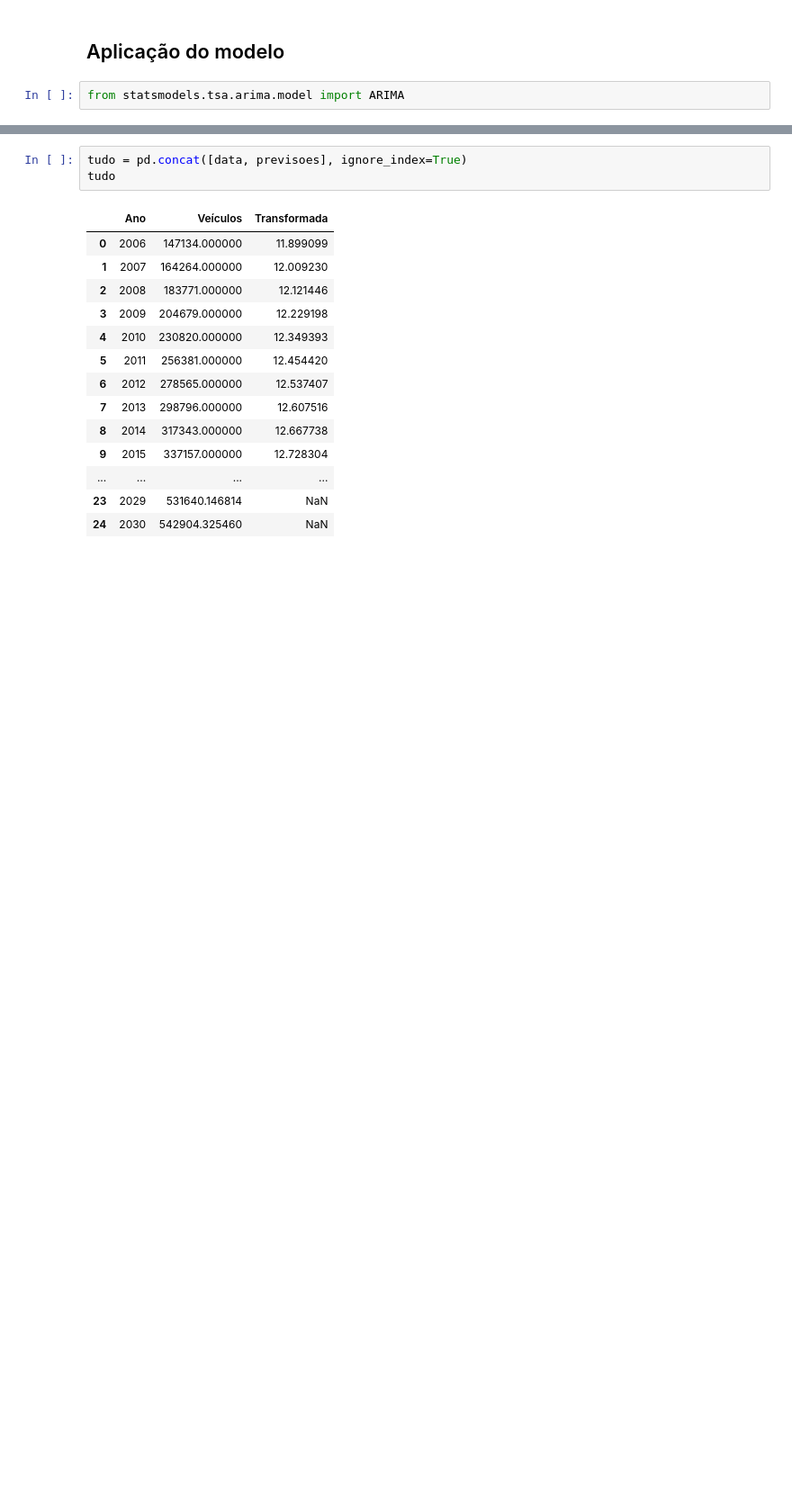
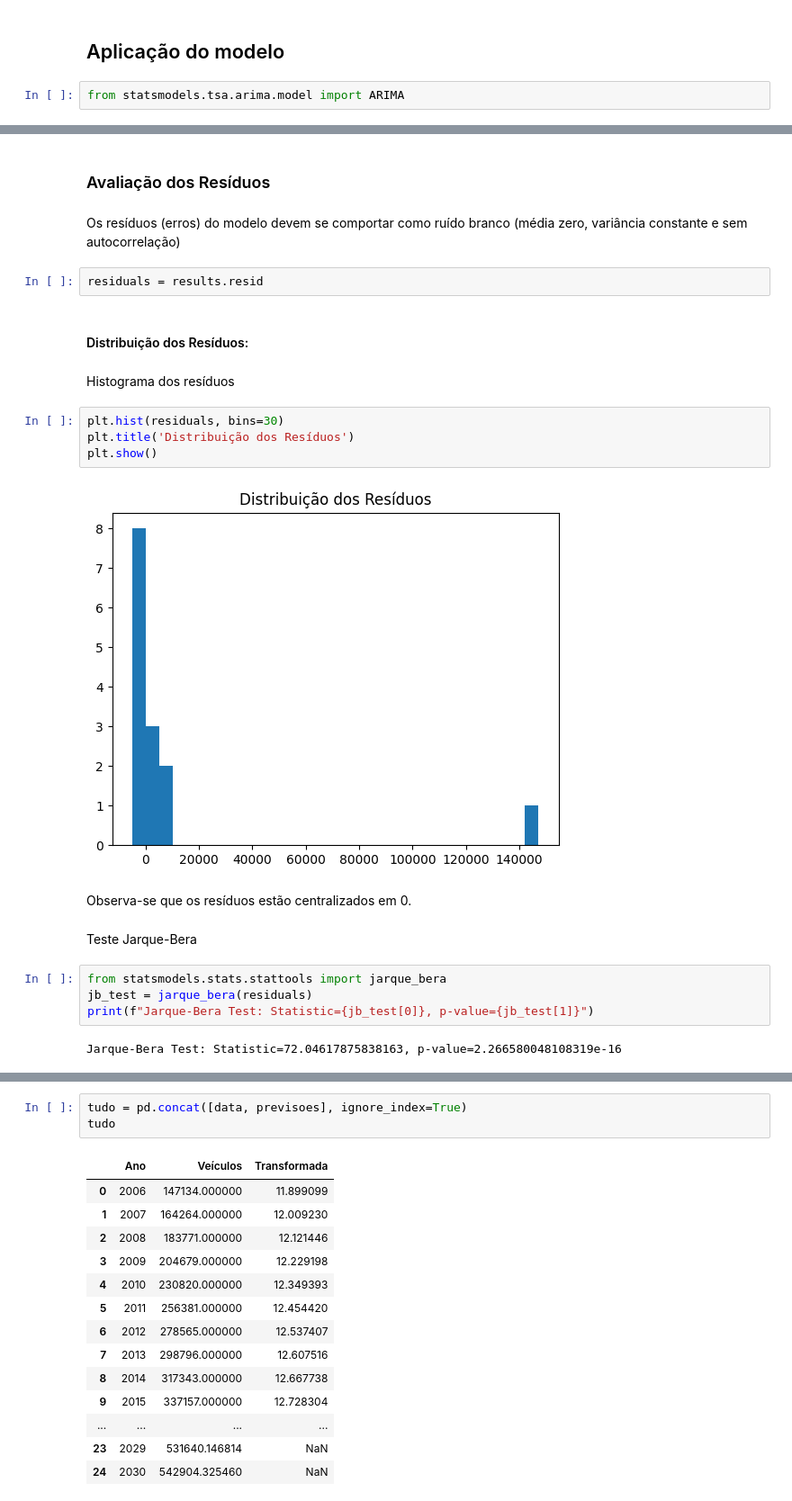
Before and after one commit to augustomiguel/seriestemporais, a Jupyter notebook: st_veiculos.ipynb, the cells around one changed output, grey strips where cells are left out. Shown at 90% size. Drawn from its saved outputs; the diff is of its cells as text; blank space fills up the shorter version.

```diff
--- a/st_veiculos.ipynb
+++ b/st_veiculos.ipynb
@@ -427,0 +424,26 @@ Warnings:
+# %% [markdown]
+### Avaliação dos Resíduos
+# %% [markdown]
+Os resíduos (erros) do modelo devem se comportar como ruído branco (média zero, variância constante e sem autocorrelação)
+# %%
+residuals = results.resid
+# %% [markdown]
+#### Distribuição dos Resíduos:
+# %% [markdown]
+Histograma dos resíduos
+# %%
+plt.hist(residuals, bins=30)
+plt.title('Distribuição dos Resíduos')
+plt.show()
+# %% [output]
+[figure, added]
+# %% [markdown]
+Observa-se que os resíduos estão centralizados em 0.
+# %% [markdown]
+Teste Jarque-Bera
+# %%
+from statsmodels.stats.stattools import jarque_bera
+jb_test = jarque_bera(residuals)
+print(f"Jarque-Bera Test: Statistic={jb_test[0]}, p-value={jb_test[1]}")
+# %% [output]
+Jarque-Bera Test: Statistic=72.04617875838163, p-value=2.266580048108319e-16
```
Also changed, not shown: parts of 19 cells of this notebook.
